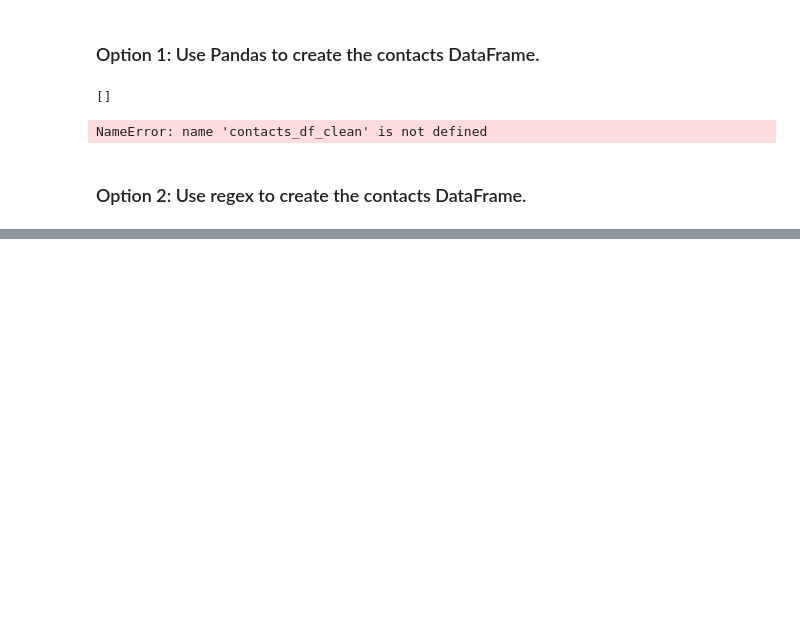
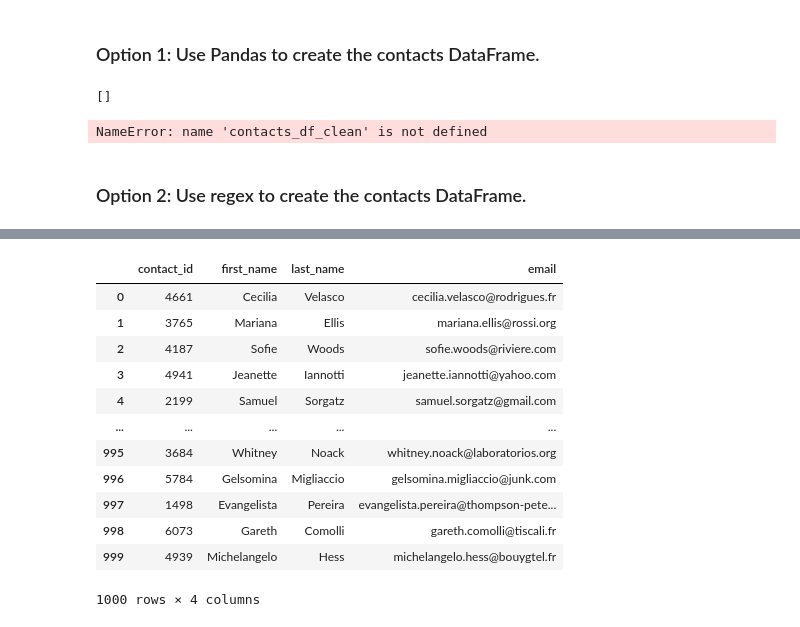
Before and after one commit to PabloUMD/Crowdfunding_ETL, a Jupyter notebook: ETL_Mini_Project_DGarcias_PMorales.ipynb.ipynb, the cells around one changed output, grey strips where cells are left out. Drawn from its saved outputs; the diff is of its cells as text; code cells hidden in the pictures; blank space fills up the shorter version.

Commit message:
:sparkles: Finished Project, missing some comments explaining the regex syntax we used for each section

```diff
--- a/ETL_Mini_Project_DGarcias_PMorales.ipynb.ipynb
+++ b/ETL_Mini_Project_DGarcias_PMorales.ipynb.ipynb
@@ -361,2 +403,5 @@ contact_info_df_copy.head()
 # %%
 # Extract the name of the contact and add it to a new column.
+p = r'"name":\s*"([^"]+)"'
+contact_info_df_copy['contact_name'] = contact_info_df_copy['contact_info'].str.extract(p)
+contact_info_df_copy.head(10)
@@ -363,2 +420,5 @@ contact_info_df_copy.head()
 # %%
 # Extract the email from the contacts and add the values to a new column.
+email_pattern = r'"email":\s*"([^"]+)"'
+contact_info_df_copy['email'] = contact_info_df_copy['contact_info'].str.extract(email_pattern)
+contact_info_df_copy.head()
@@ -365,2 +432,4 @@ contact_info_df_copy.head()
 # %%
 # Create a copy of the contact_info_df with the 'contact_id', 'name', 'email' columns.
+contact_info_df_copy2 = contact_info_df_copy[['contact_id', 'contact_name', 'email']].copy()
+contact_info_df_copy2.head(10)
@@ -367,5 +448,15 @@ contact_info_df_copy.head()
 # %%
 # Create a "first"name" and "last_name" column with the first and last names from the "name" column.
+# Regular expression pattern to extract first and last names
+name_pattern = r'(\w+) (\w+)$'
 
+# Extracting first and last names using regex
+contact_info_df_copy2[['first_name', 'last_name']] = contact_info_df_copy2['contact_name'].str.extract(name_pattern)
 
-# Drop the contact_name column
+# Displaying the DataFrame with the new 'first_name' and 'last_name' columns
+contact_info_df_copy2.head()
+
+# # Drop the contact_name column
+contact_info_df_copy2.drop(columns=['contact_name'], inplace=True)
+
+contact_info_df_copy2.head()
@@ -372,4 +470,20 @@ contact_info_df_copy.head()
 # %%
 # Reorder the columns
+contact_info_df_copy2 = contact_info_df_copy2[['contact_id', 'first_name', 'last_name', 'email']]
+contact_info_df_copy2
+# %% [output]
+|  | contact_id | first_name | last_name | email |
+| 0 | 4661 | Cecilia | Velasco | cecilia.velasco@rodrigues.fr |
+| 1 | 3765 | Mariana | Ellis | mariana.ellis@rossi.org |
+| 2 | 4187 | Sofie | Woods | sofie.woods@riviere.com |
+| 3 | 4941 | Jeanette | Iannotti | jeanette.iannotti@yahoo.com |
+| 4 | 2199 | Samuel | Sorgatz | samuel.sorgatz@gmail.com |
+| ... | ... | ... | ... | ... |
+| 995 | 3684 | Whitney | Noack | whitney.noack@laboratorios.org |
+| 996 | 5784 | Gelsomina | Migliaccio | gelsomina.migliaccio@junk.com |
+| 997 | 1498 | Evangelista | Pereira | evangelista.pereira@thompson-pete... |
+| 998 | 6073 | Gareth | Comolli | gareth.comolli@tiscali.fr |
+| 999 | 4939 | Michelangelo | Hess | michelangelo.hess@bouygtel.fr |
+1000 rows × 4 columns
 # %%
 # Check the datatypes one more time before exporting as CSV file.
```
Also changed, not shown: parts of 13 cells of this notebook, 1 other file.
